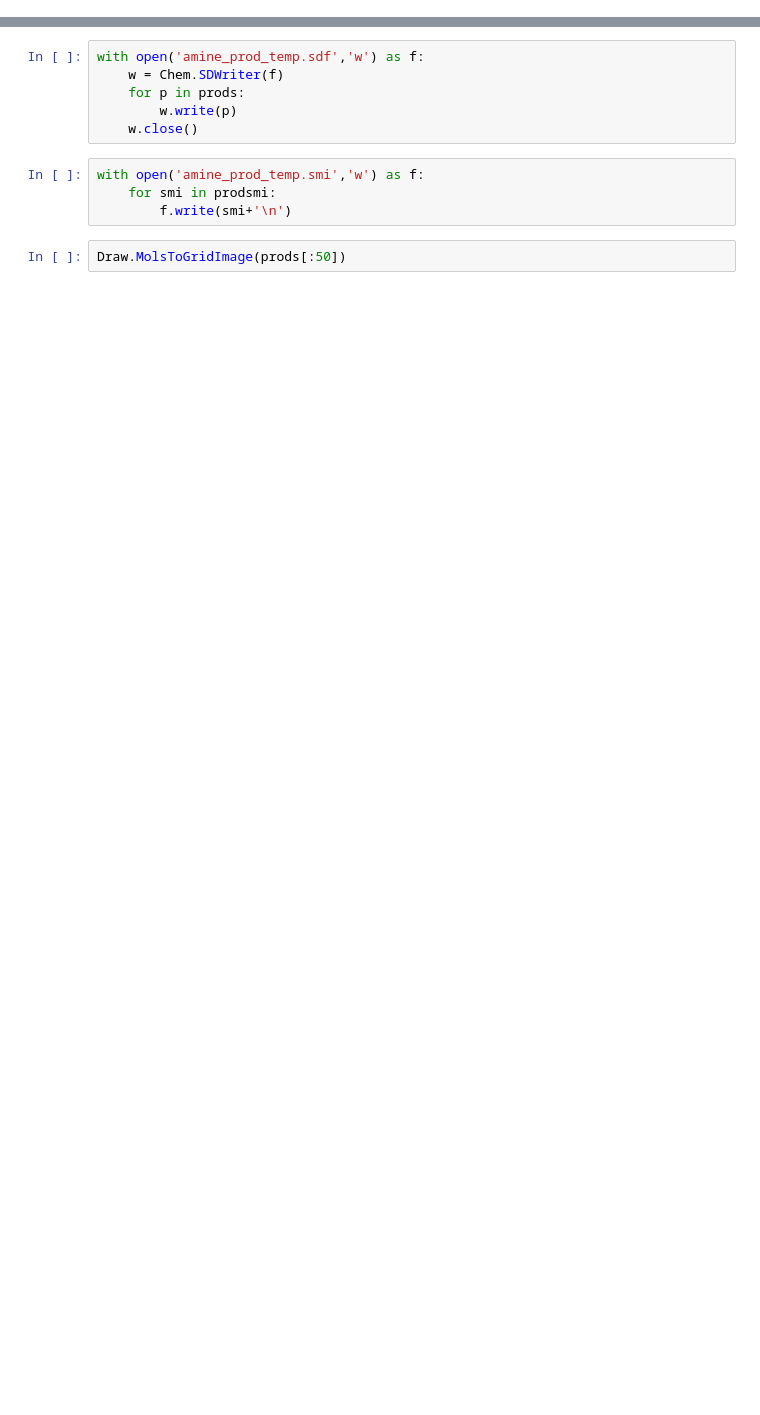
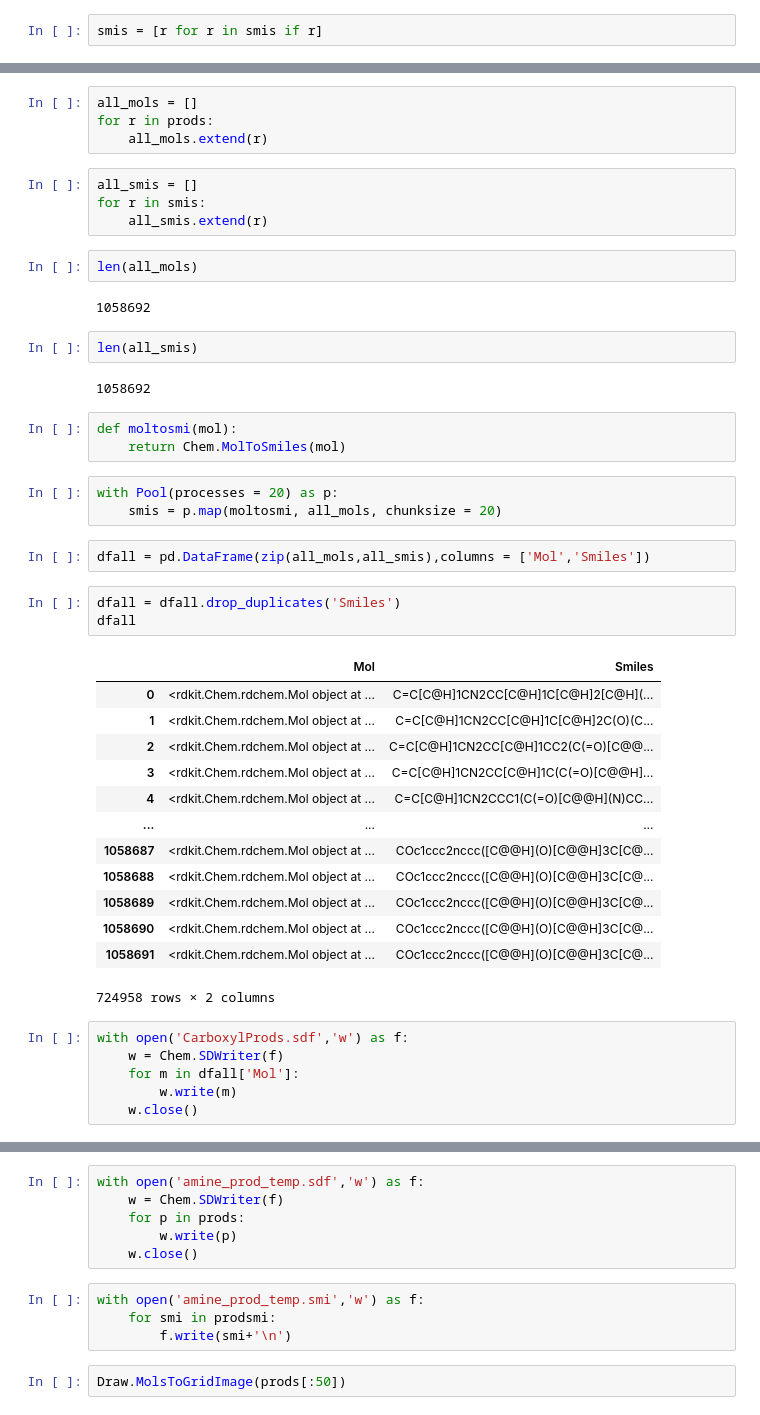
Before and after one commit to Truman-Xu/RxnEnumeration, a Jupyter notebook: CH-enum/Aldrich.ipynb, the cells around one changed output, grey strips where cells are left out. Drawn from its saved outputs; the diff is of its cells as text; blank space fills up the shorter version.

```diff
--- a/CH-enum/Aldrich.ipynb
+++ b/CH-enum/Aldrich.ipynb
@@ -75,3 +103,5 @@ KeyboardInterrupt:
+# %%
+smis = [r for r in smis if r]
 # %%
 len(prods)
 # %% [output]
@@ -78,0 +113,47 @@ len(prods)
+# %%
+all_mols = []
+for r in prods:
+    all_mols.extend(r)
+# %%
+all_smis = []
+for r in smis:
+    all_smis.extend(r)
+# %%
+len(all_mols)
+# %% [output]
+1058692
+# %%
+len(all_smis)
+# %% [output]
+1058692
+# %%
+def moltosmi(mol):
+    return Chem.MolToSmiles(mol)
+# %%
+with Pool(processes = 20) as p:
+    smis = p.map(moltosmi, all_mols, chunksize = 20)
+# %%
+dfall = pd.DataFrame(zip(all_mols,all_smis),columns = ['Mol','Smiles'])
+# %%
+dfall = dfall.drop_duplicates('Smiles')
+dfall
+# %% [output]
+|  | Mol | Smiles |
+| 0 | <rdkit.Chem.rdchem.Mol object at ... | C=C[C@H]1CN2CC[C@H]1C[C@H]2[C@H](... |
+| 1 | <rdkit.Chem.rdchem.Mol object at ... | C=C[C@H]1CN2CC[C@H]1C[C@H]2C(O)(C... |
+| 2 | <rdkit.Chem.rdchem.Mol object at ... | C=C[C@H]1CN2CC[C@H]1CC2(C(=O)[C@@... |
+| 3 | <rdkit.Chem.rdchem.Mol object at ... | C=C[C@H]1CN2CC[C@H]1C(C(=O)[C@@H]... |
+| 4 | <rdkit.Chem.rdchem.Mol object at ... | C=C[C@H]1CN2CCC1(C(=O)[C@@H](N)CC... |
+| ... | ... | ... |
+| 1058687 | <rdkit.Chem.rdchem.Mol object at ... | COc1ccc2nccc([C@@H](O)[C@@H]3C[C@... |
+| 1058688 | <rdkit.Chem.rdchem.Mol object at ... | COc1ccc2nccc([C@@H](O)[C@@H]3C[C@... |
+| 1058689 | <rdkit.Chem.rdchem.Mol object at ... | COc1ccc2nccc([C@@H](O)[C@@H]3C[C@... |
+| 1058690 | <rdkit.Chem.rdchem.Mol object at ... | COc1ccc2nccc([C@@H](O)[C@@H]3C[C@... |
+| 1058691 | <rdkit.Chem.rdchem.Mol object at ... | COc1ccc2nccc([C@@H](O)[C@@H]3C[C@... |
+724958 rows × 2 columns
+# %%
+with open('CarboxylProds.sdf','w') as f:
+    w = Chem.SDWriter(f)
+    for m in dfall['Mol']:
+        w.write(m)
+    w.close()
```
Also changed, not shown: parts of 22 cells of this notebook.
